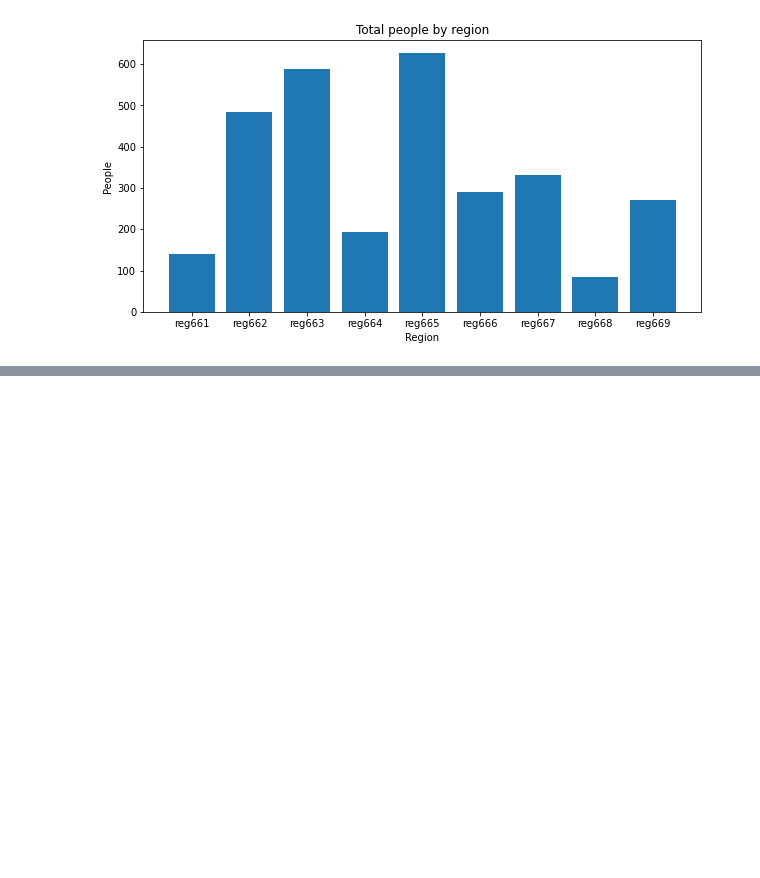
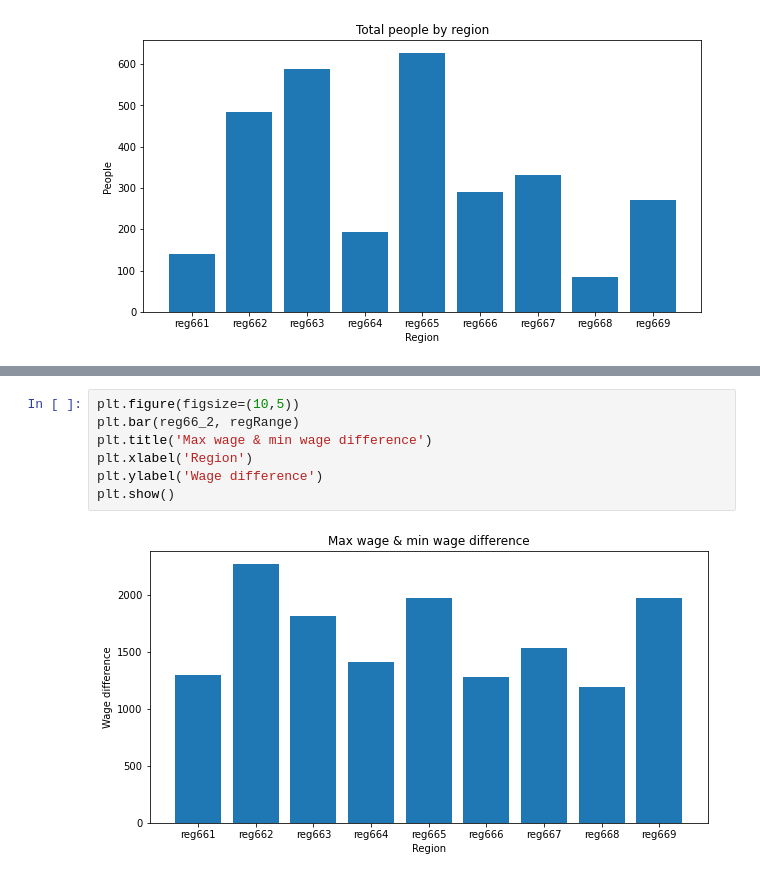
Before and after one commit to AIGangz/MAI391_Project, a Jupyter notebook: dataAn.ipynb, the cells around one changed output, grey strips where cells are left out. Cells and saved outputs as stored; diff of their text form; blank space fills up the shorter version.

```diff
--- a/dataAn.ipynb
+++ b/dataAn.ipynb
@@ -159,0 +201,9 @@ plt.show()
+# %%
+plt.figure(figsize=(10,5))
+plt.bar(reg66_2, regRange)
+plt.title('Max wage & min wage difference')
+plt.xlabel('Region')
+plt.ylabel('Wage difference')
+plt.show()
+# %% [output]
+[figure, added]
```
Also changed, not shown: parts of 7 cells of this notebook, 8 other files.
